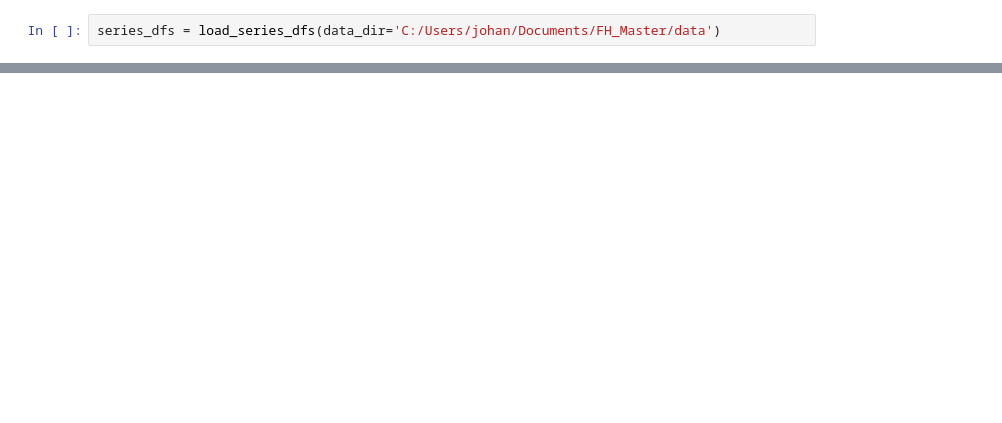
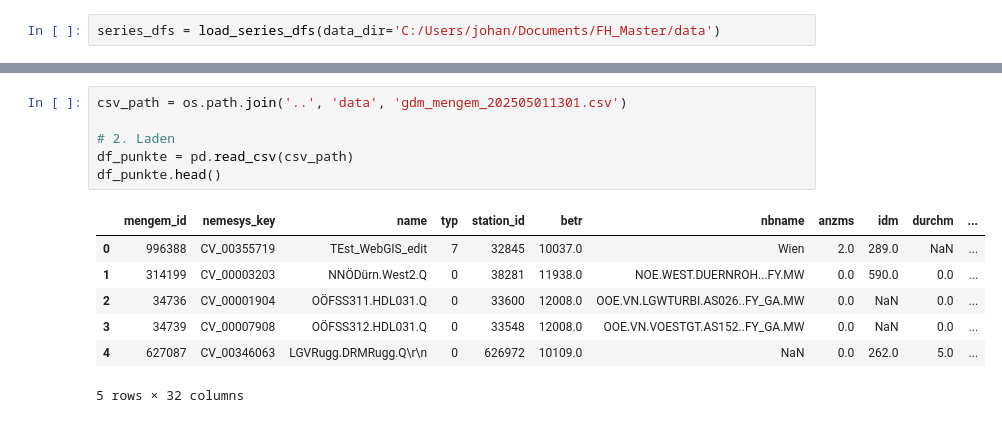
Before and after one commit to johannesgl4d0s/ersatzwerte_project, a Jupyter notebook: notebooks/02_data_wrangling_temp.ipynb, the cells around one changed output, grey strips where cells are left out. Drawn from its saved outputs; the diff is of its cells as text; blank space fills up the shorter version.

```diff
--- a/notebooks/02_data_wrangling_temp.ipynb
+++ b/notebooks/02_data_wrangling_temp.ipynb
@@ -24,0 +86,14 @@ series_dfs
+# %%
+csv_path = os.path.join('..', 'data', 'gdm_mengem_202505011301.csv')
+
+# 2. Laden
+df_punkte = pd.read_csv(csv_path)
+df_punkte.head()
+# %% [output]
+|  | mengem_id | nemesys_key | name | typ | station_id | betr | nbname | anzms | idm | durchm | ... |
+| 0 | 996388 | CV_00355719 | TEst_WebGIS_edit | 7 | 32845 | 10037.0 | Wien | 2.0 | 289.0 | NaN | ... |
+| 1 | 314199 | CV_00003203 | NNÖDürn.West2.Q | 0 | 38281 | 11938.0 | NOE.WEST.DUERNROH...FY.MW | 0.0 | 590.0 | 0.0 | ... |
+| 2 | 34736 | CV_00001904 | OÖFSS311.HDL031.Q | 0 | 33600 | 12008.0 | OOE.VN.LGWTURBI.AS026..FY_GA.MW | 0.0 | NaN | 0.0 | ... |
+| 3 | 34739 | CV_00007908 | OÖFSS312.HDL031.Q | 0 | 33548 | 12008.0 | OOE.VN.VOESTGT.AS152..FY_GA.MW | 0.0 | NaN | 0.0 | ... |
+| 4 | 627087 | CV_00346063 | LGVRugg.DRMRugg.Q\r\n | 0 | 626972 | 10109.0 | NaN | 0.0 | 262.0 | 5.0 | ... |
+5 rows × 32 columns
```
Also changed, not shown: parts of 13 cells of this notebook.
